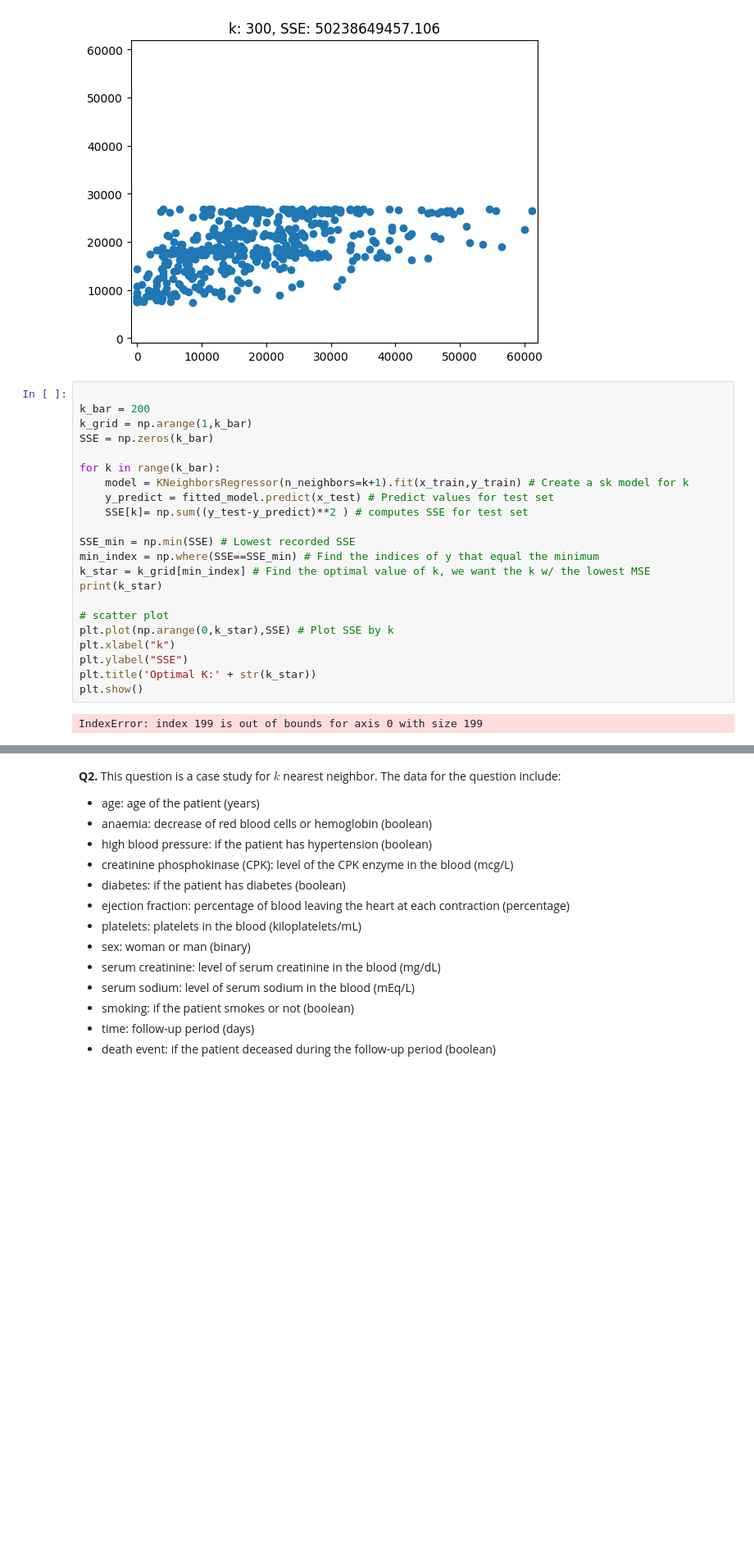
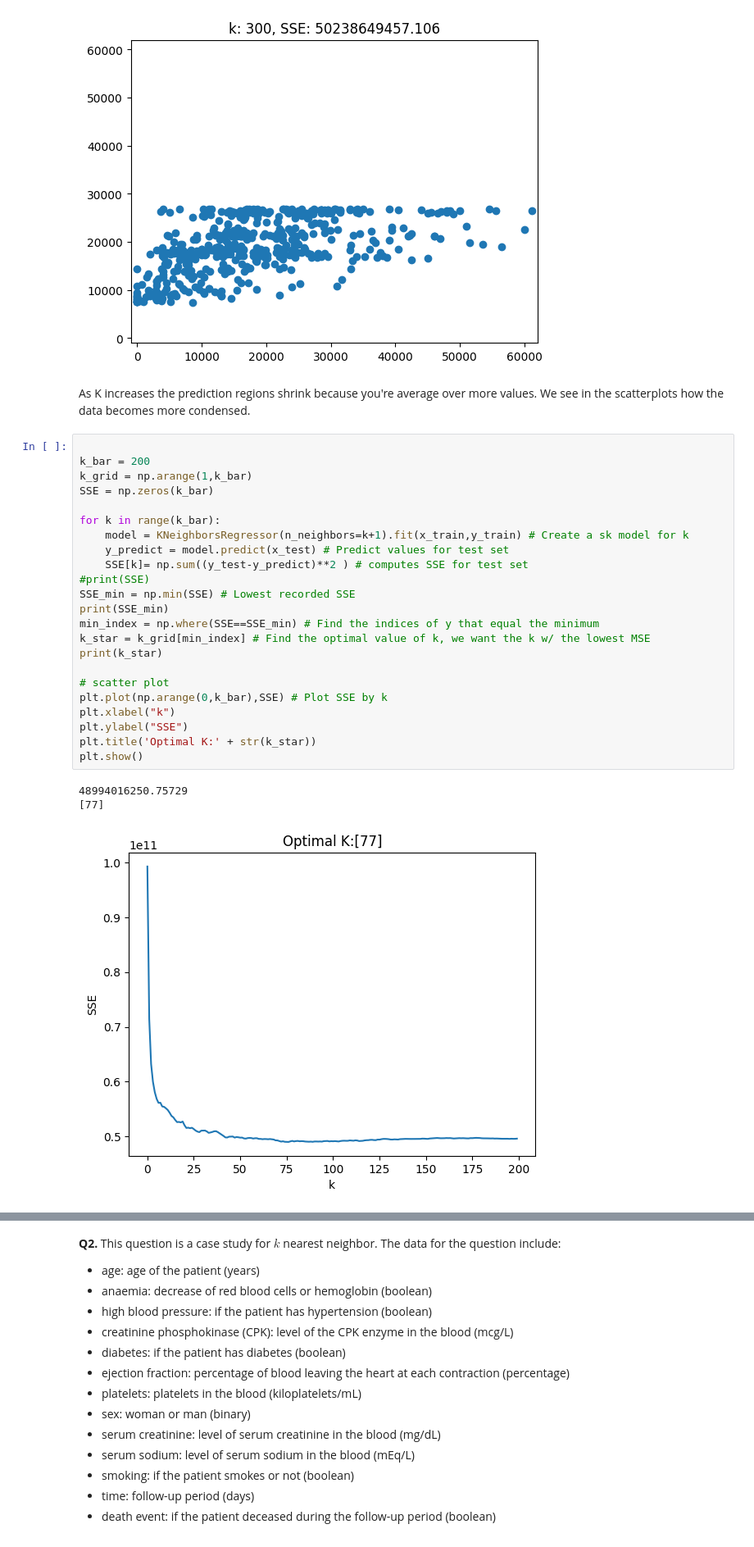
Before and after one commit to cwynne12/knn, a Jupyter notebook: assignment_knn.ipynb, the cells around one changed output, grey strips where cells are left out. Shown: that part at 82% size. Cells and saved outputs as stored; diff of their text form; blank space fills up the shorter version.

```diff
--- a/assignment_knn.ipynb
+++ b/assignment_knn.ipynb
@@ -92,27 +93,32 @@ for k in k_list:
 [figure]
 [figure]
 [figure]
+# %% [markdown]
+As K increases the prediction regions shrink because you're average over more values. We see in the scatterplots how the data becomes more condensed.
 # %%
 
 k_bar = 200
 k_grid = np.arange(1,k_bar)
 SSE = np.zeros(k_bar)
 
 for k in range(k_bar):
     model = KNeighborsRegressor(n_neighbors=k+1).fit(x_train,y_train) # Create a sk model for k
-    y_predict = fitted_model.predict(x_test) # Predict values for test set
+    y_predict = model.predict(x_test) # Predict values for test set
     SSE[k]= np.sum((y_test-y_predict)**2 ) # computes SSE for test set
-
+#print(SSE)
 SSE_min = np.min(SSE) # Lowest recorded SSE
+print(SSE_min)
 min_index = np.where(SSE==SSE_min) # Find the indices of y that equal the minimum
 k_star = k_grid[min_index] # Find the optimal value of k, we want the k w/ the lowest MSE
 print(k_star)
 
 # scatter plot
-plt.plot(np.arange(0,k_star),SSE) # Plot SSE by k
+plt.plot(np.arange(0,k_bar),SSE) # Plot SSE by k
 plt.xlabel("k")
 plt.ylabel("SSE")
 plt.title('Optimal K:' + str(k_star))
 plt.show()
 # %% [output]
-IndexError: index 199 is out of bounds for axis 0 with size 199
+48994016250.75729
+[77]
+[figure, added]
```
Also changed, not shown: parts of 2 cells of this notebook.
